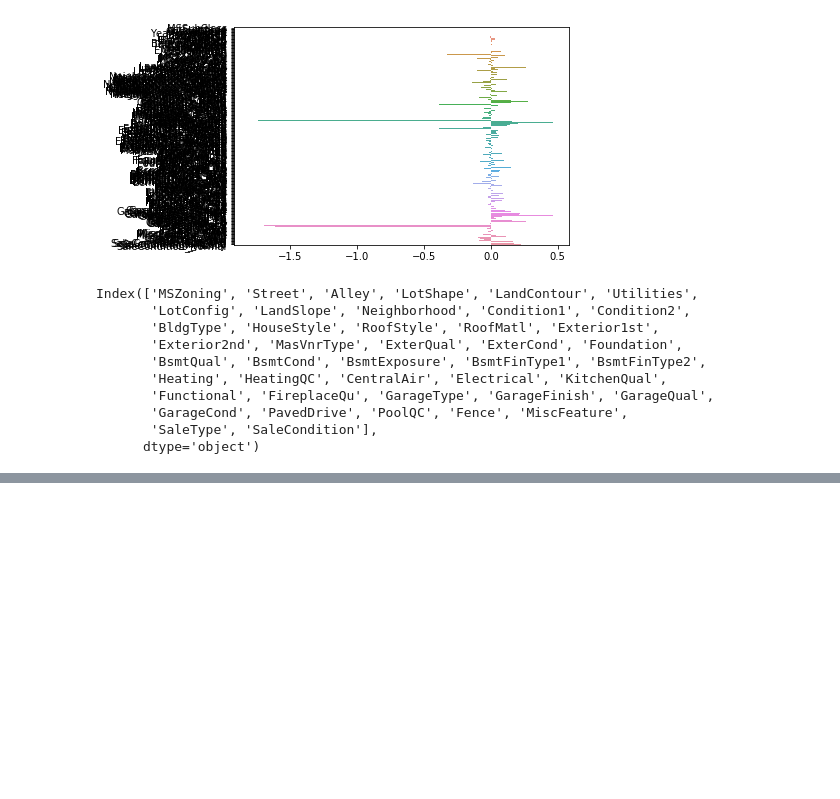
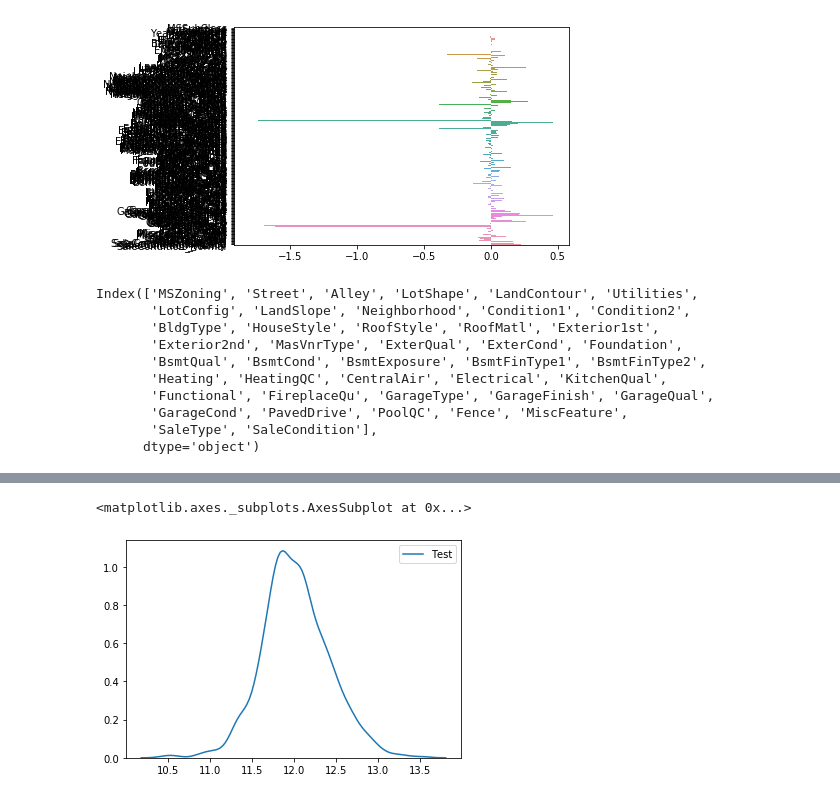
Before and after one commit to ashantanu/kaggle_house_pricing, a Jupyter notebook: HousePricingv2.ipynb, the cells around one changed output, grey strips where cells are left out. Saved outputs shown, nothing was run; the diff lists cells and outputs as text; code cells hidden in the pictures; blank space fills up the shorter version.

```diff
--- a/HousePricingv2.ipynb
+++ b/HousePricingv2.ipynb
@@ -276,0 +277,5 @@ sns.boxplot(x='SaleType',y='SalePrice',data=train_orig)
+# %%
+sns.kdeplot(np.log(train_orig['SalePrice']),label='Test')
+# %% [output]
+<matplotlib.axes._subplots.AxesSubplot at 0x...>
+[figure, added]
```
Also changed, not shown: parts of 1 cell of this notebook, 4 other files.
